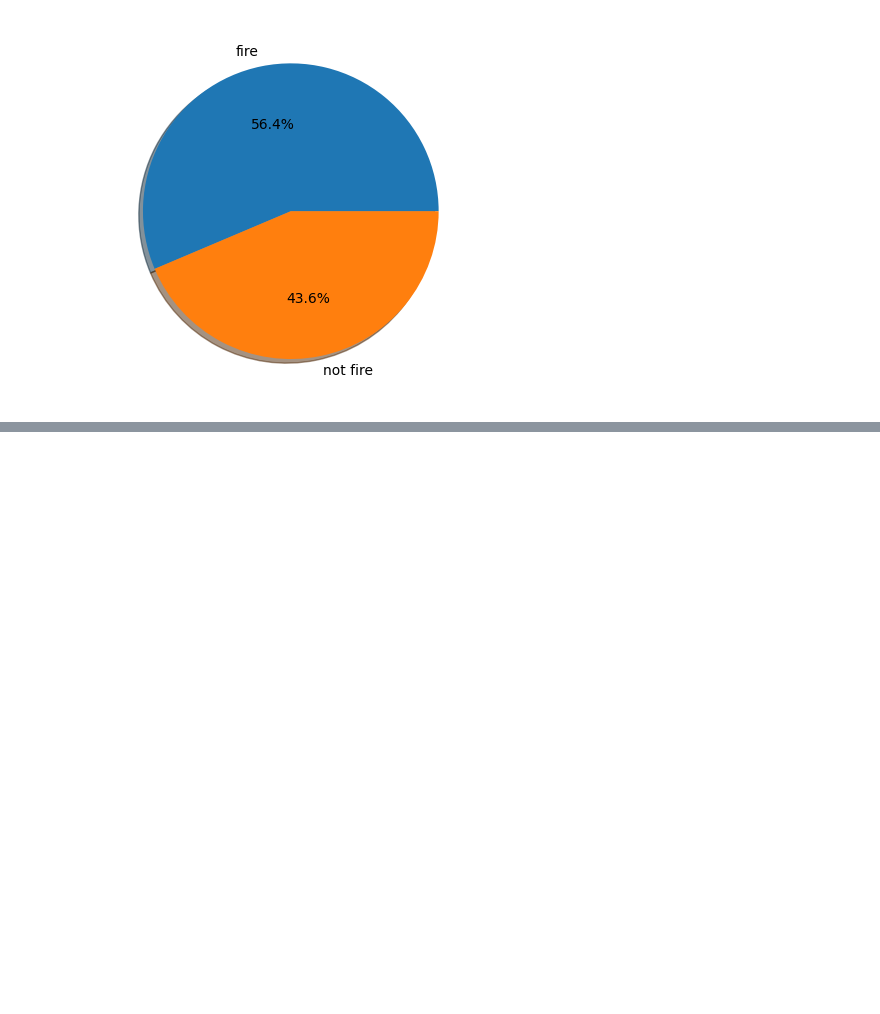
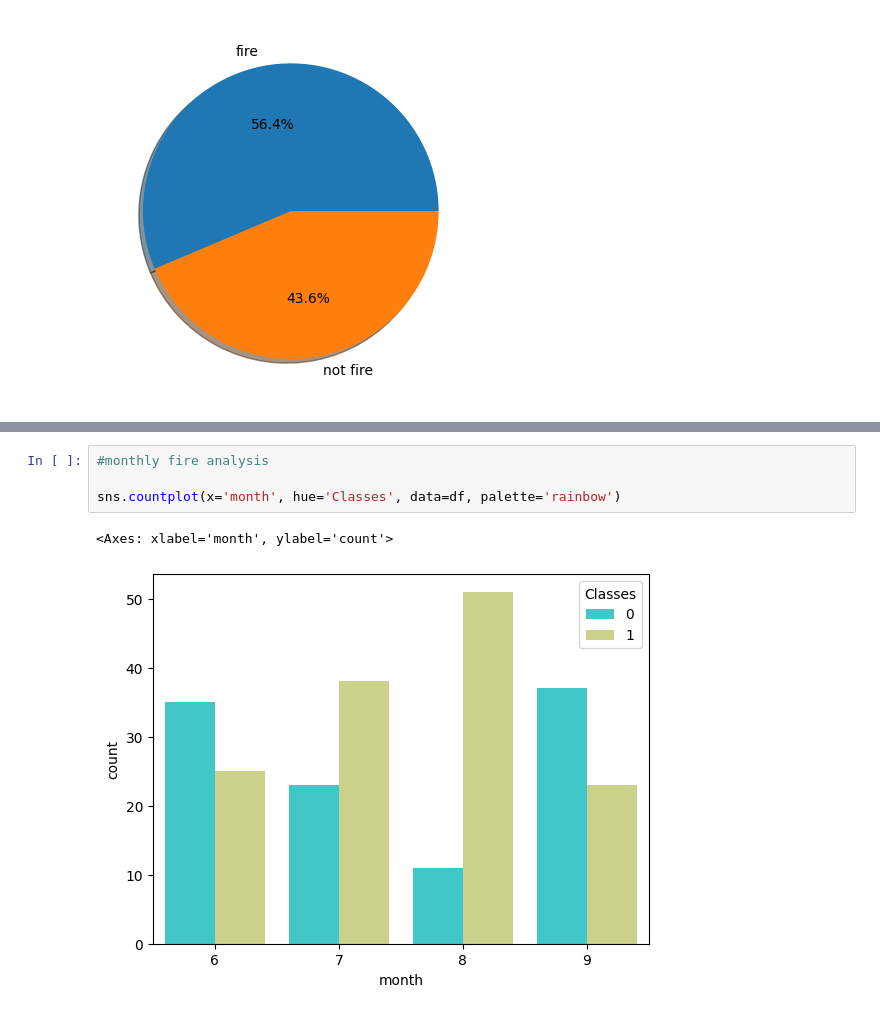
Before and after one commit to NarnindiMounica/Machine_Learning_Works, a Jupyter notebook: Regression/ridge_lasso_elasticnet_regression.ipynb, the cells around one changed output, grey strips where cells are left out. Cells and saved outputs as stored; diff of their text form; blank space fills up the shorter version.

Commit message:
algerian forest fires dataset eda

```diff
--- a/Regression/ridge_lasso_elasticnet_regression.ipynb
+++ b/Regression/ridge_lasso_elasticnet_regression.ipynb
@@ -240,0 +263,7 @@ plt.show()
+# %%
+#monthly fire analysis
+
+sns.countplot(x='month', hue='Classes', data=df, palette='rainbow')
+# %% [output]
+<Axes: xlabel='month', ylabel='count'>
+[figure, added]
```
Also changed, not shown: parts of 4 cells of this notebook.
